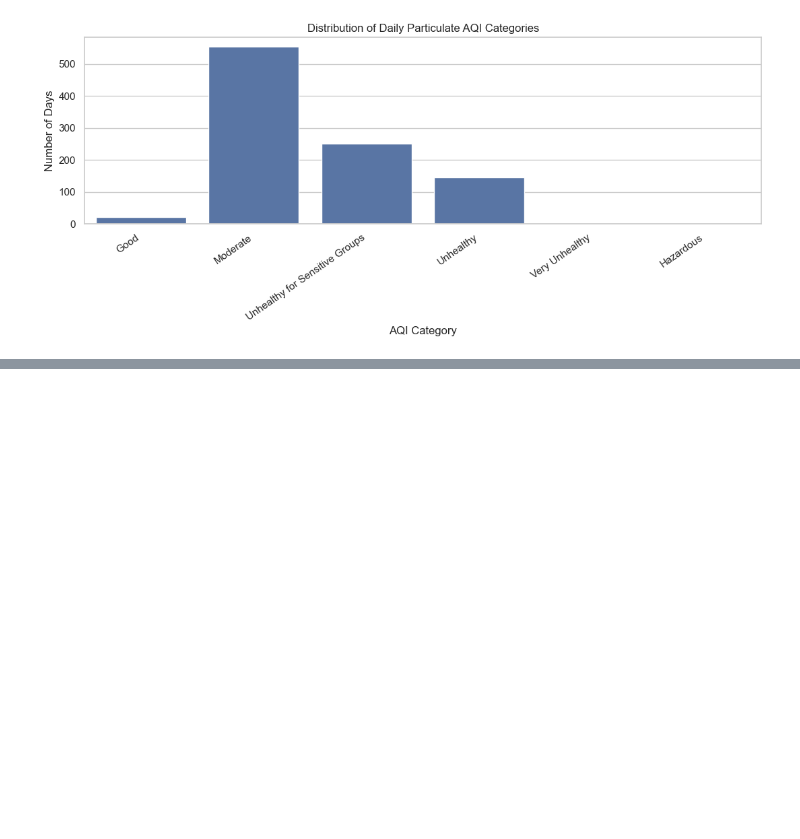
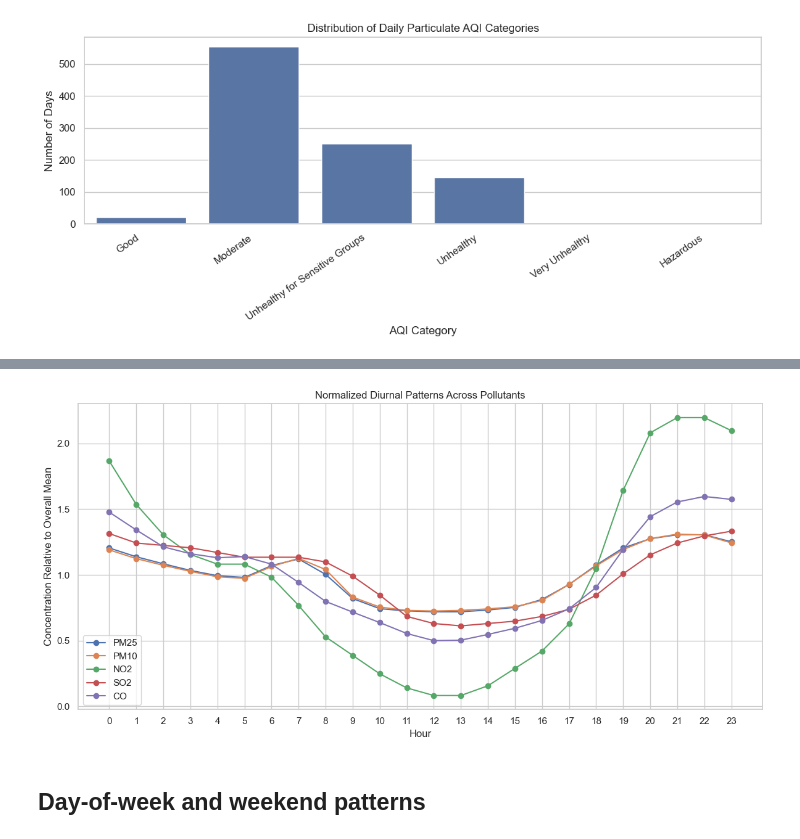
Before and after one commit to rubeshnpl13/Kathmandu-Air-Quality-Intelligence, a Jupyter notebook: notebooks/04_exploratory_data_analysis.ipynb, the cells around one changed output, grey strips where cells are left out. Cells and saved outputs as stored; diff of their text form; code cells hidden in the pictures; blank space fills up the shorter version.

```diff
--- a/notebooks/04_exploratory_data_analysis.ipynb
+++ b/notebooks/04_exploratory_data_analysis.ipynb
@@ -406,0 +472,9 @@ plt.show()
+# %%
+#All pollutants by hour
+hourly_pollutant_pattern = (
+    hourly
+    .groupby('hour')[pollutants]
+    .median()
+)
+
+hourly_pollutant_pattern
@@ -406,0 +500,35 @@ plt.show()
+# %%
+normalized_hourly = (
+    hourly_pollutant_pattern
+    / hourly_pollutant_pattern.mean()
+)
+
+plt.figure(figsize=(12, 6))
+
+for pollutant in pollutants:
+
+    plt.plot(
+        normalized_hourly.index,
+        normalized_hourly[pollutant],
+        marker='o',
+        label=pollutant.upper()
+    )
+
+plt.xticks(range(24))
+
+plt.title(
+    'Normalized Diurnal Patterns Across Pollutants'
+)
+
+plt.xlabel('Hour')
+plt.ylabel(
+    'Concentration Relative to Overall Mean'
+)
+
+plt.legend()
+plt.tight_layout()
+plt.show()
+# %% [output]
+[figure, added]
+# %% [markdown]
+## Day-of-week and weekend patterns
```
Also changed, not shown: parts of 11 cells of this notebook.
